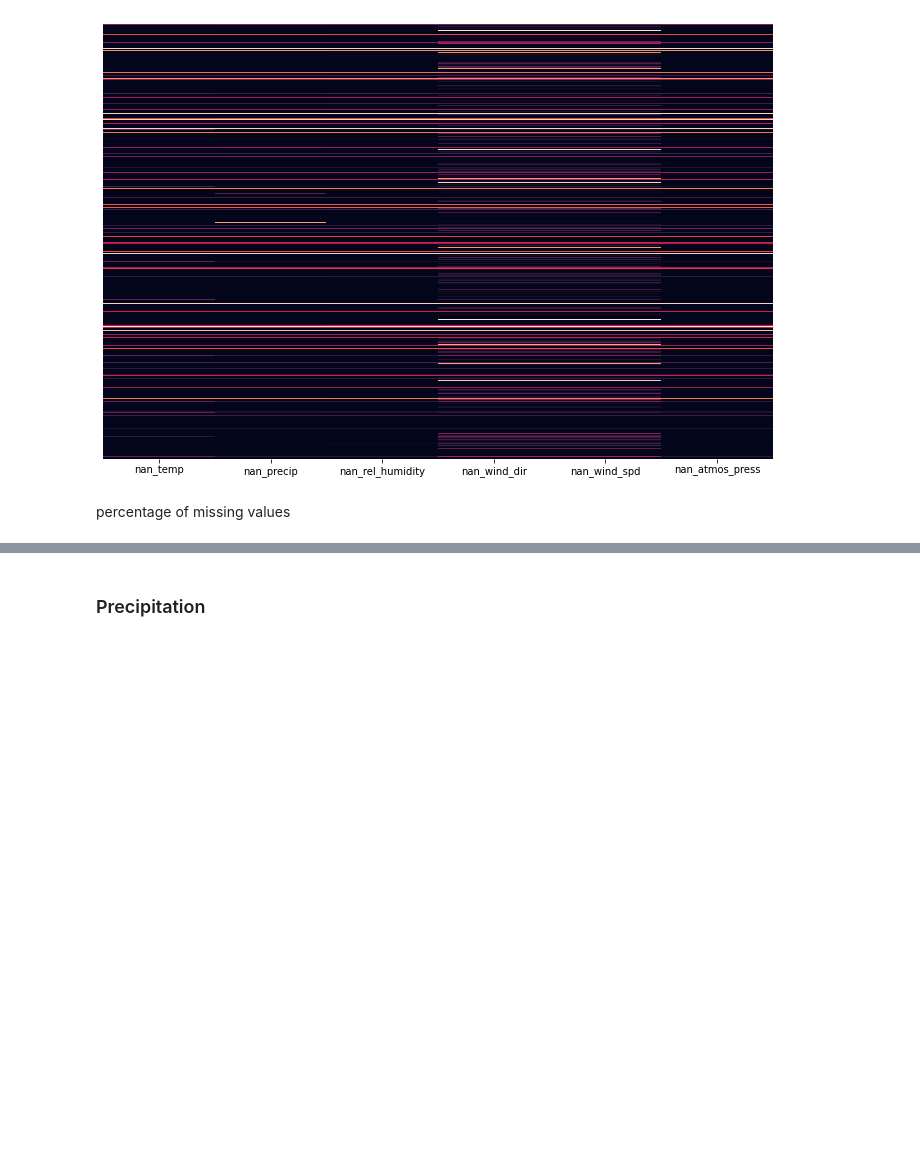
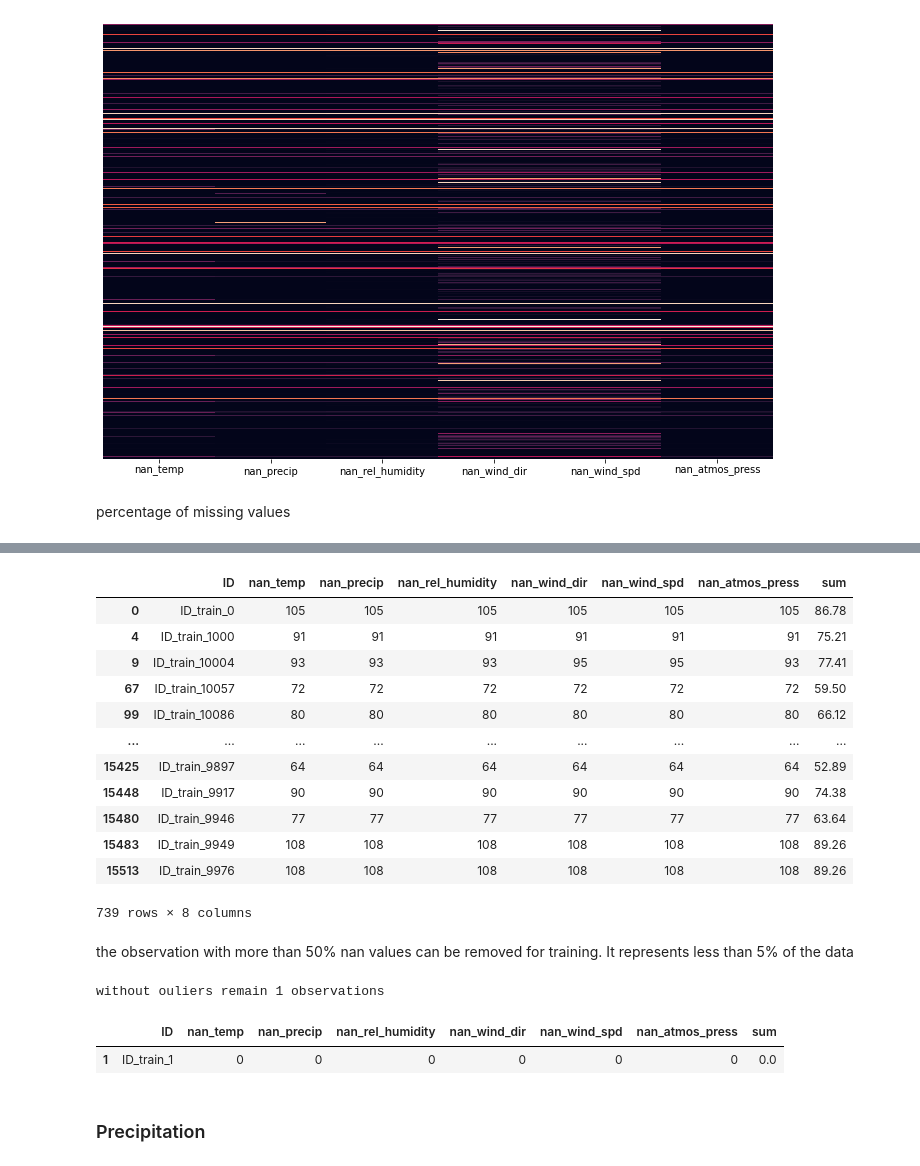
Before and after one commit to sm4rtm4art/airquality, a Jupyter notebook: alternative_EDA.ipynb, the cells around one changed output, grey strips where cells are left out. Drawn from its saved outputs; the diff is of its cells as text; code cells hidden in the pictures; blank space fills up the shorter version.

```diff
--- a/alternative_EDA.ipynb
+++ b/alternative_EDA.ipynb
@@ -100,3 +113,30 @@ for i, col in enumerate(data_nan.columns):
+# %%
+data_nan[(data_nan['sum']>50)]
+# %% [output]
+|  | ID | nan_temp | nan_precip | nan_rel_humidity | nan_wind_dir | nan_wind_spd | nan_atmos_press | sum |
+| 0 | ID_train_0 | 105 | 105 | 105 | 105 | 105 | 105 | 86.78 |
+| 4 | ID_train_1000 | 91 | 91 | 91 | 91 | 91 | 91 | 75.21 |
+| 9 | ID_train_10004 | 93 | 93 | 93 | 95 | 95 | 93 | 77.41 |
+| 67 | ID_train_10057 | 72 | 72 | 72 | 72 | 72 | 72 | 59.50 |
+| 99 | ID_train_10086 | 80 | 80 | 80 | 80 | 80 | 80 | 66.12 |
+| ... | ... | ... | ... | ... | ... | ... | ... | ... |
+| 15425 | ID_train_9897 | 64 | 64 | 64 | 64 | 64 | 64 | 52.89 |
+| 15448 | ID_train_9917 | 90 | 90 | 90 | 90 | 90 | 90 | 74.38 |
+| 15480 | ID_train_9946 | 77 | 77 | 77 | 77 | 77 | 77 | 63.64 |
+| 15483 | ID_train_9949 | 108 | 108 | 108 | 108 | 108 | 108 | 89.26 |
+| 15513 | ID_train_9976 | 108 | 108 | 108 | 108 | 108 | 108 | 89.26 |
+739 rows × 8 columns
+# %% [markdown]
+the observation with more than 50% nan values can be removed for training. It represents less than 5% of the data
+# %%
+print('without ouliers remain {} observations'.format(data_nan[(data_nan['sum']<=1)].ID.count()))
+# %% [output]
+without ouliers remain 1 observations
+# %%
+data_nan[(data_nan['sum']<=1)]
+# %% [output]
+|  | ID | nan_temp | nan_precip | nan_rel_humidity | nan_wind_dir | nan_wind_spd | nan_atmos_press | sum |
+| 1 | ID_train_1 | 0 | 0 | 0 | 0 | 0 | 0 | 0.0 |
 # %% [markdown]
 ### Precipitation
 # %%
```
Also changed, not shown: parts of 10 cells of this notebook.
